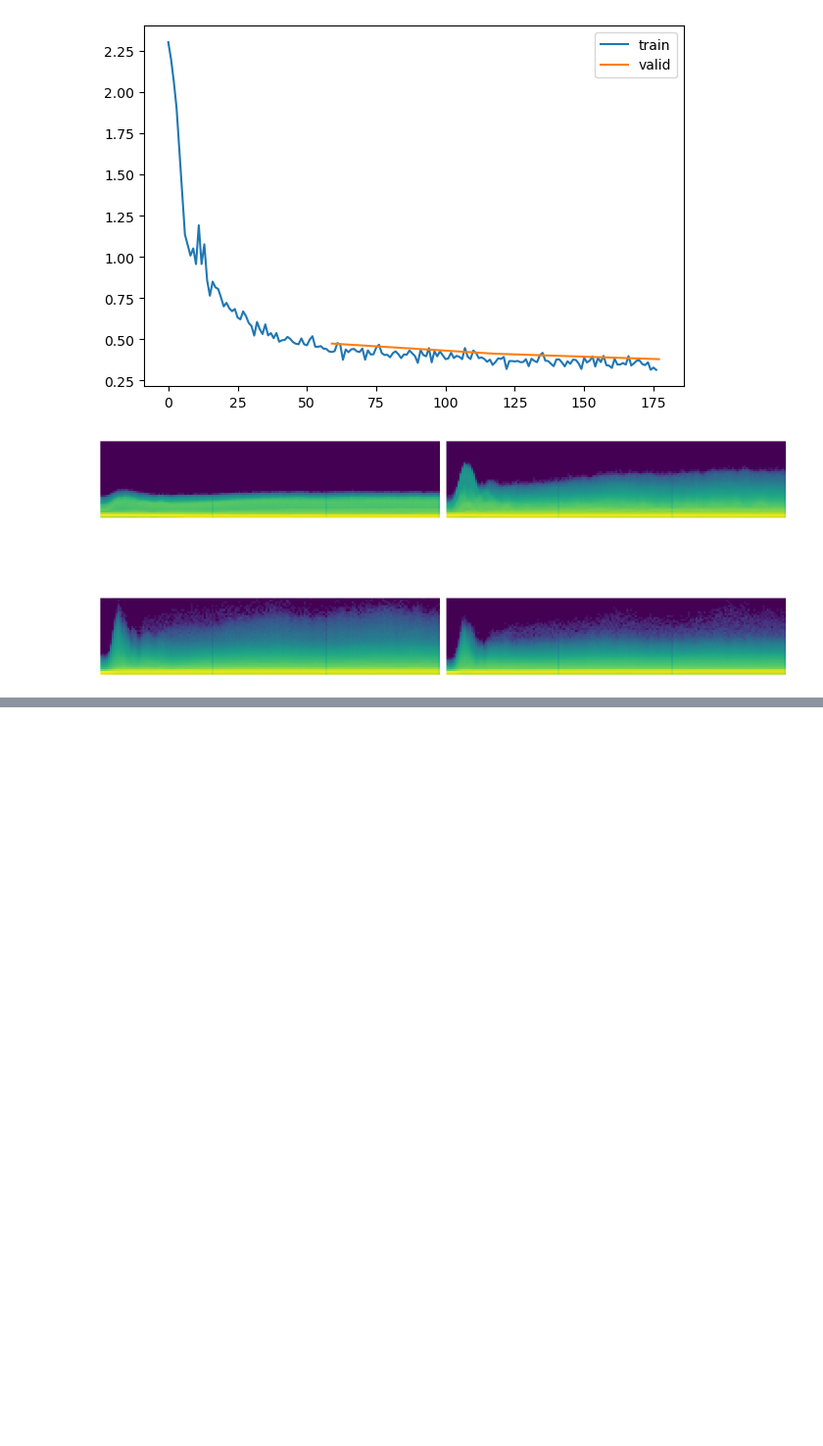
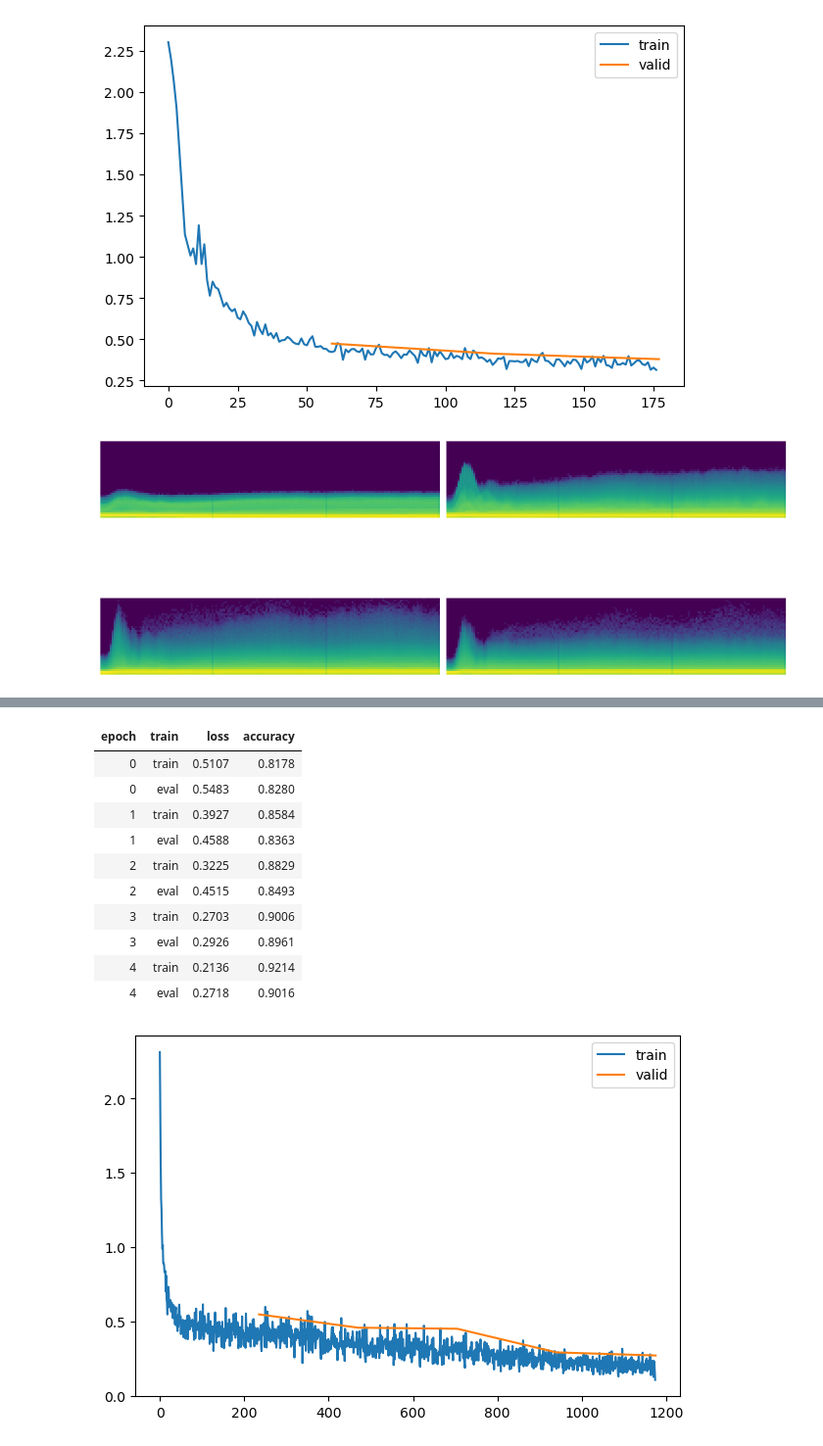
Before and after one commit to tom-pollak/tinyai, a Jupyter notebook: nbs/12_accel_sgd.ipynb, the cells around one changed output, grey strips where cells are left out. Shown: that part at 98% size. Saved outputs shown, nothing was run; the diff lists cells and outputs as text; code cells hidden in the pictures; blank space fills up the shorter version.

```diff
--- a/nbs/12_accel_sgd.ipynb
+++ b/nbs/12_accel_sgd.ipynb
@@ -114,0 +196,4 @@ astats.color_dim()
+# %%
+bs = 256
+tds = dsd.with_transform(transformi)
+dls = DataLoaders.from_dd(tds, batch_size=bs, num_workers=4)
@@ -114,0 +208,32 @@ astats.color_dim()
+# %%
+def _lr(learn):
+    return learn.opt.param_groups[0]['lr']
+
+def _beta1(learn):
+    return learn.opt.param_groups[0]['betas'][0]
+
+def _beta2(learn):
+    return learn.opt.param_groups[0]['betas'][1]
+
+
+nepochs = 5
+# max_lr = 3e-3
+max_lr = 6e-2
+tmax = len(dls.train) * nepochs
+
+rec = RecorderCB(lr=_lr, beta1=_beta1, beta2=_beta2)
+sched = partial(optim.lr_scheduler.OneCycleLR, max_lr=max_lr, total_steps=tmax)
+learn.fit(nepochs, lr=3e-3, cbs=[BatchSchedCB(sched), rec])
+# %% [output]
+| epoch | train | loss | accuracy |
+| 0 | train | 0.5107 | 0.8178 |
+| 0 | eval | 0.5483 | 0.8280 |
+| 1 | train | 0.3927 | 0.8584 |
+| 1 | eval | 0.4588 | 0.8363 |
+| 2 | train | 0.3225 | 0.8829 |
+| 2 | eval | 0.4515 | 0.8493 |
+| 3 | train | 0.2703 | 0.9006 |
+| 3 | eval | 0.2926 | 0.8961 |
+| 4 | train | 0.2136 | 0.9214 |
+| 4 | eval | 0.2718 | 0.9016 |
+[figure, added]
```
Also changed, not shown: parts of 18 cells of this notebook, 17 other files.
